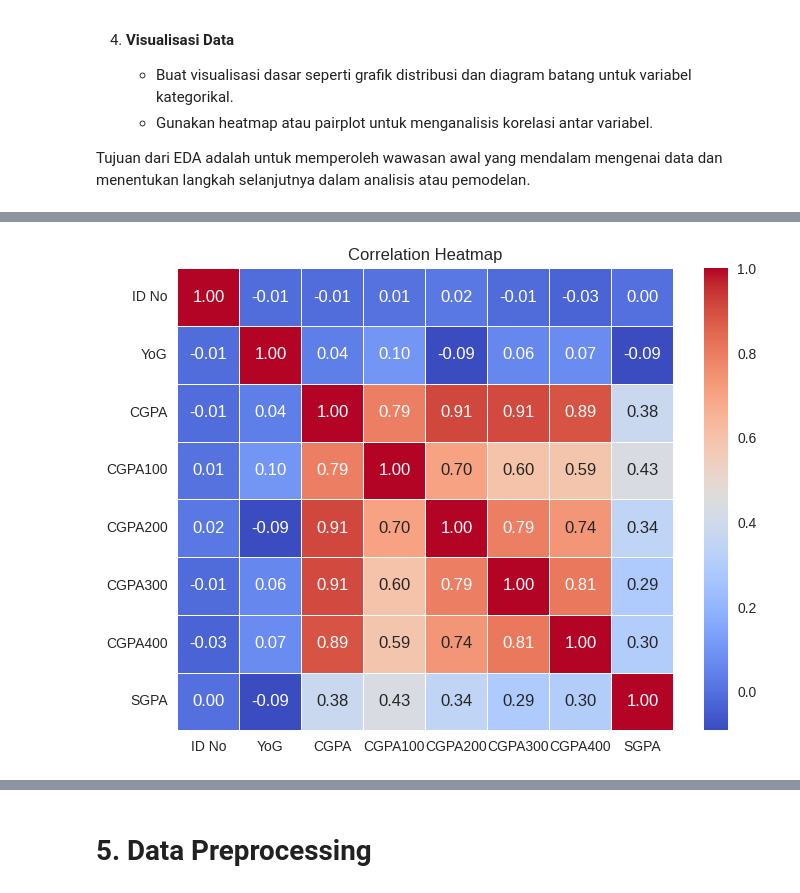
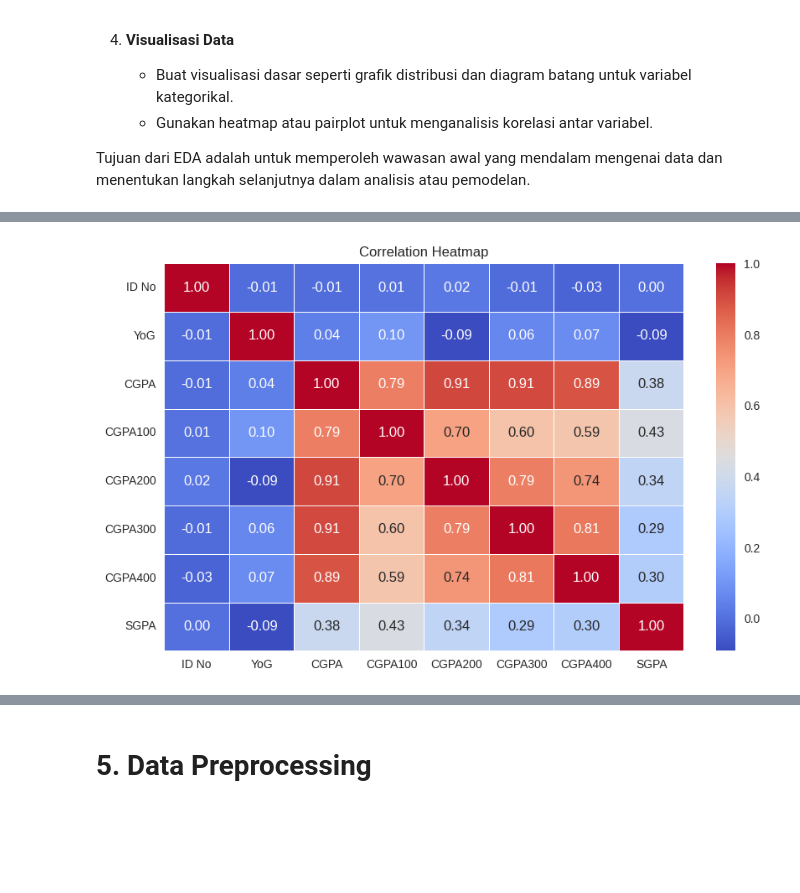
Before and after one commit to dewipuspita0904/MembangunProyekMachineLearning, a Jupyter notebook: [Clustering]_Submission_Akhir_BMLP_Your_Name_(Updated).ipynb, the cells around one changed output, grey strips where cells are left out. Saved outputs shown, nothing was run; the diff lists cells and outputs as text; code cells hidden in the pictures; blank space fills up the shorter version.

```diff
--- a/[Clustering]_Submission_Akhir_BMLP_Your_Name_(Updated).ipynb
+++ b/[Clustering]_Submission_Akhir_BMLP_Your_Name_(Updated).ipynb
@@ -125,0 +127,6 @@ memory usage: 238.1+ KB
+# %%
+# Pisahkan kolom numerik dan kategorikal
+num_cols = data_df.select_dtypes(include=['number']).columns
+cat_cols = data_df.select_dtypes(include=['object', 'category']).columns
+print(f"\nKolom numerik: {list(num_cols)}")
+print(f"Kolom kategorikal: {list(cat_cols)}")
@@ -142,4 +139,0 @@ dtype: int64
-# %%
-# Mengisi data yang hilang
-numeric_cols = data_df.select_dtypes(include=['number']).columns
-data_df[numeric_cols] = data_df[numeric_cols].fillna(data_df[numeric_cols].mean())
@@ -190,0 +149,4 @@ plt.show()
+# %%
+# Mengisi missing values
+data_df[num_cols] = data_df[num_cols].fillna(data_df[num_cols].median())
+data_df[cat_cols] = data_df[cat_cols].fillna(data_df[cat_cols].mode().iloc[0])
@@ -191,9 +174,8 @@ plt.show()
 # %%
-# Korelasi antar variabel numerik
-plt.figure(figsize=(8, 6))
-numeric_cols = data_df.select_dtypes(include=['number']).columns
-sns.heatmap(data_df[numeric_cols].corr(), annot=True, cmap="coolwarm", fmt=".2f", linewidths=0.5)
+# Periksa korelasi antar variabel numerik
+plt.figure(figsize=(10, 6))
+sns.heatmap(data_df[num_cols].corr(), annot=True, cmap="coolwarm", fmt=".2f", linewidths=0.5)
 plt.title('Correlation Heatmap')
 plt.show()
 # %% [output]
-[figure, old version]
+[figure, new version]
```
Also changed, not shown: parts of 65 cells of this notebook.
